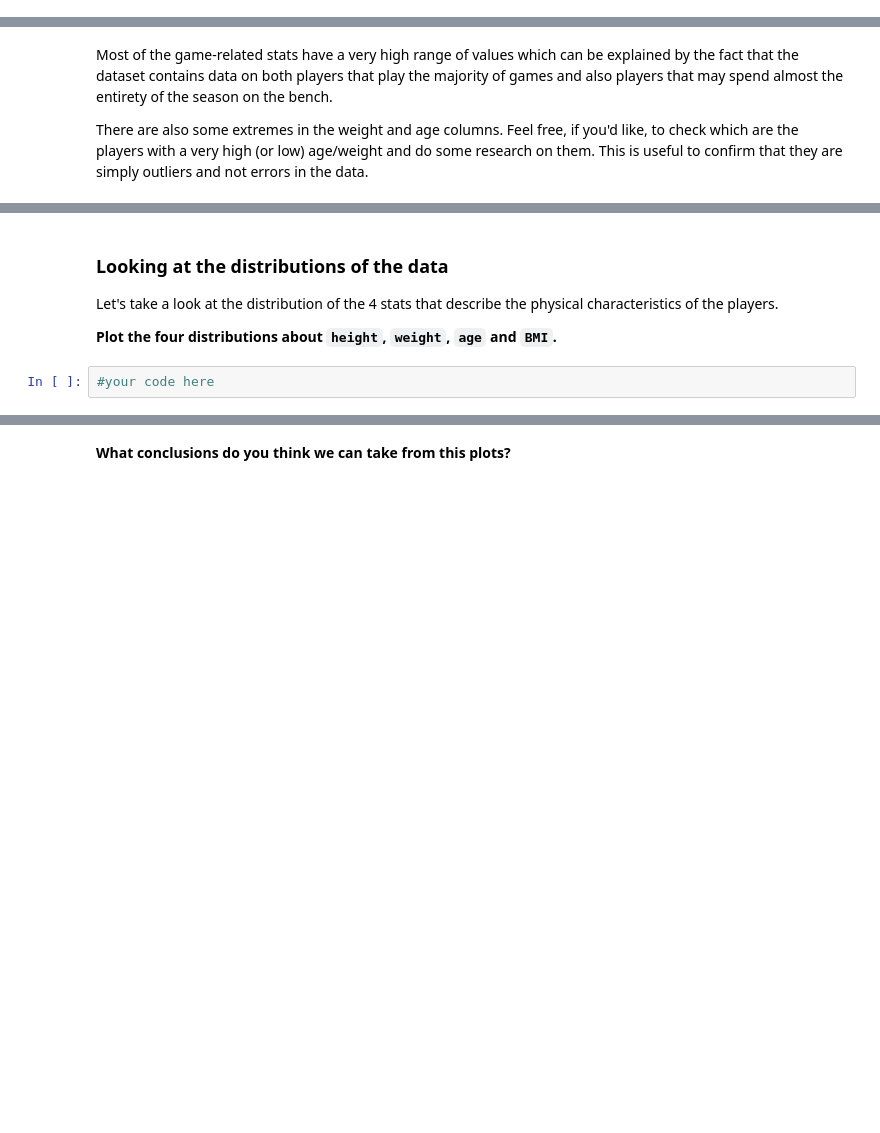
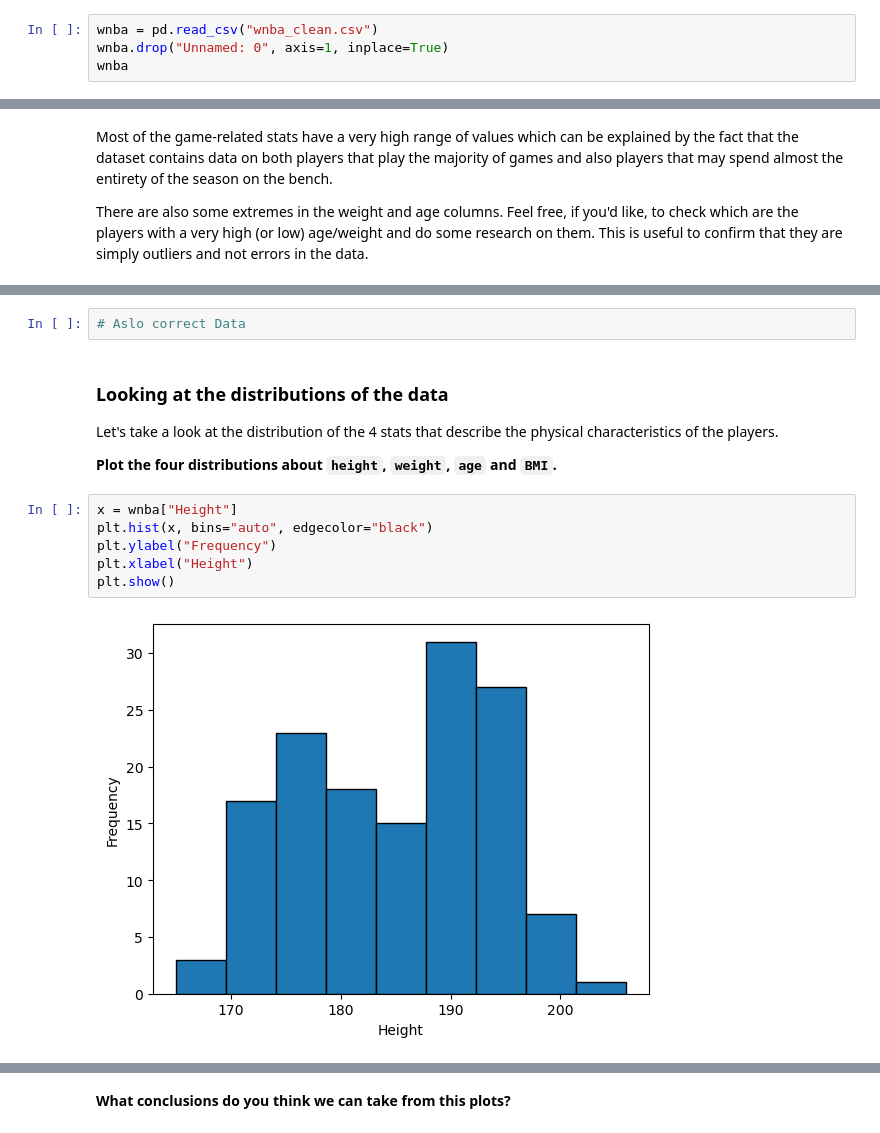
Before and after one commit to ta-data-lis/M2-mini-project2, a Jupyter notebook: your-code/2.-Exploratory-Data-Analysis.ipynb, the cells around one changed output, grey strips where cells are left out. Drawn from its saved outputs; the diff is of its cells as text; blank space fills up the shorter version.

```diff
--- a/your-code/2.-Exploratory-Data-Analysis.ipynb
+++ b/your-code/2.-Exploratory-Data-Analysis.ipynb
@@ -19,0 +18,4 @@ Let's load the cleaned dataset first. Import it with the name `wnba` and show th
+# %%
+wnba = pd.read_csv("wnba_clean.csv")
+wnba.drop("Unnamed: 0", axis=1, inplace=True)
+wnba
@@ -30,7 +82,15 @@ There are also some extremes in the weight and age columns. Feel free, if you'd
+# %%
+# Aslo correct Data
 # %% [markdown]
 ### Looking at the distributions of the data
 Let's take a look at the distribution of the 4 stats that describe the physical characteristics of the players.
 
 **Plot the four distributions about `height`, `weight`, `age` and `BMI`.**
-# %%
-#your code here
+# %%
+x = wnba["Height"]
+plt.hist(x, bins="auto", edgecolor="black")
+plt.ylabel("Frequency")
+plt.xlabel("Height")
+plt.show()
+# %% [output]
+[figure, added]
```
Also changed, not shown: parts of 31 cells of this notebook, 3 other files.
